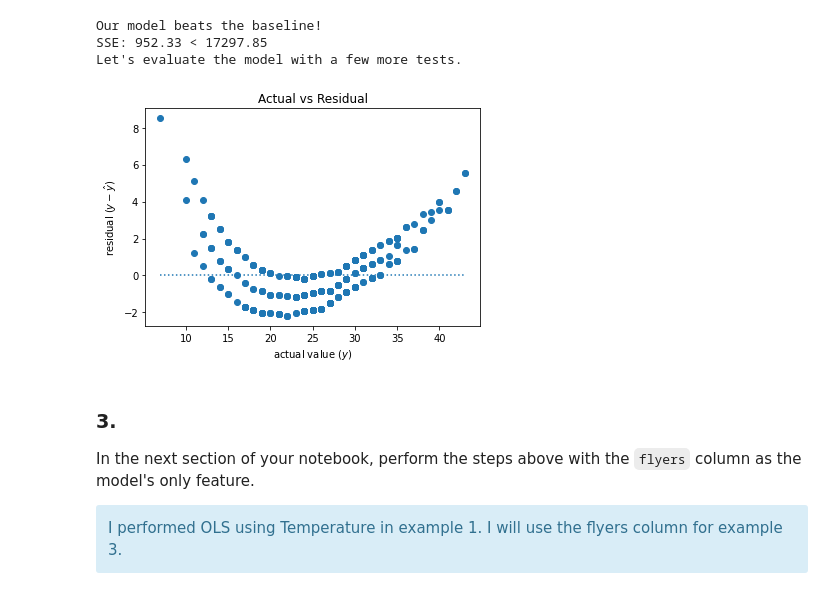
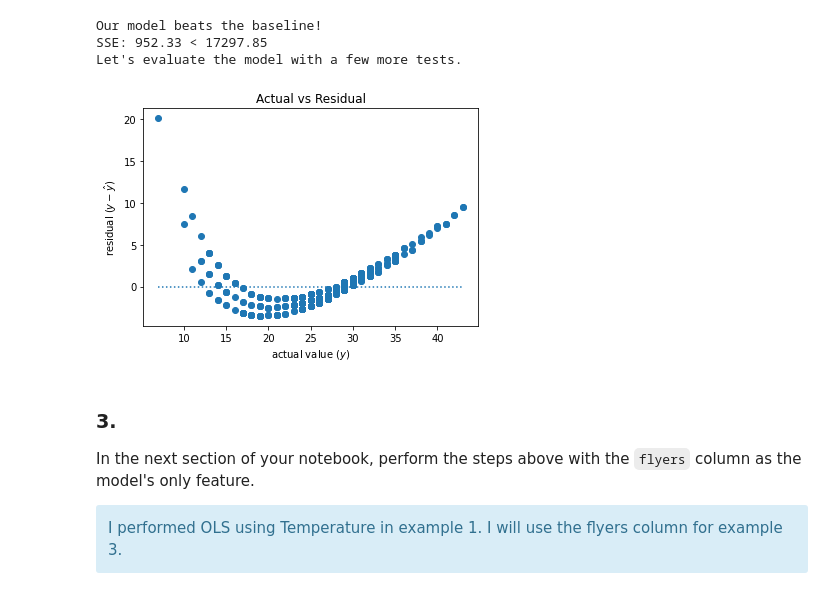
Before and after one commit to Promeos/regression-exercises, a Jupyter notebook: evaluate.ipynb, the cells around one changed output. Cells and saved outputs as stored; diff of their text form; code cells hidden in the pictures.

```diff
--- a/evaluate.ipynb
+++ b/evaluate.ipynb
@@ -304,8 +309,10 @@ y = df_lemonade.Sales
 
 residuals = pd.DataFrame({'x': x,
                           'y': y})
+
+residuals['baseline_yhat'] = df_lemonade.Sales.mean()
-# %%
-residuals['baseline_residual'] = df_lemonade.baseline - df_lemonade.Sales
+# %%
+residuals['baseline_residual'] = residuals.baseline_yhat - residuals.y
 # %%
 ols_model = ols('Sales ~ log_rainfall', data=df_lemonade).fit()
 # %%
@@ -329,9 +336,9 @@ Our model beats the baseline!
 SSE: 952.33 < 17297.85
 Let's evaluate the model with a few more tests.
 # %%
-plot_residuals(residuals.y, residuals.yhat);
+plot_residuals(residuals.y, residuals.model_yhat);
 # %% [output]
-[figure, old version]
+[figure, new version]
 # %% [markdown]
 ### 3.
 In the next section of your notebook, perform the steps above with the `flyers` column as the model's only feature.
```
Also changed, not shown: parts of 55 cells of this notebook.
